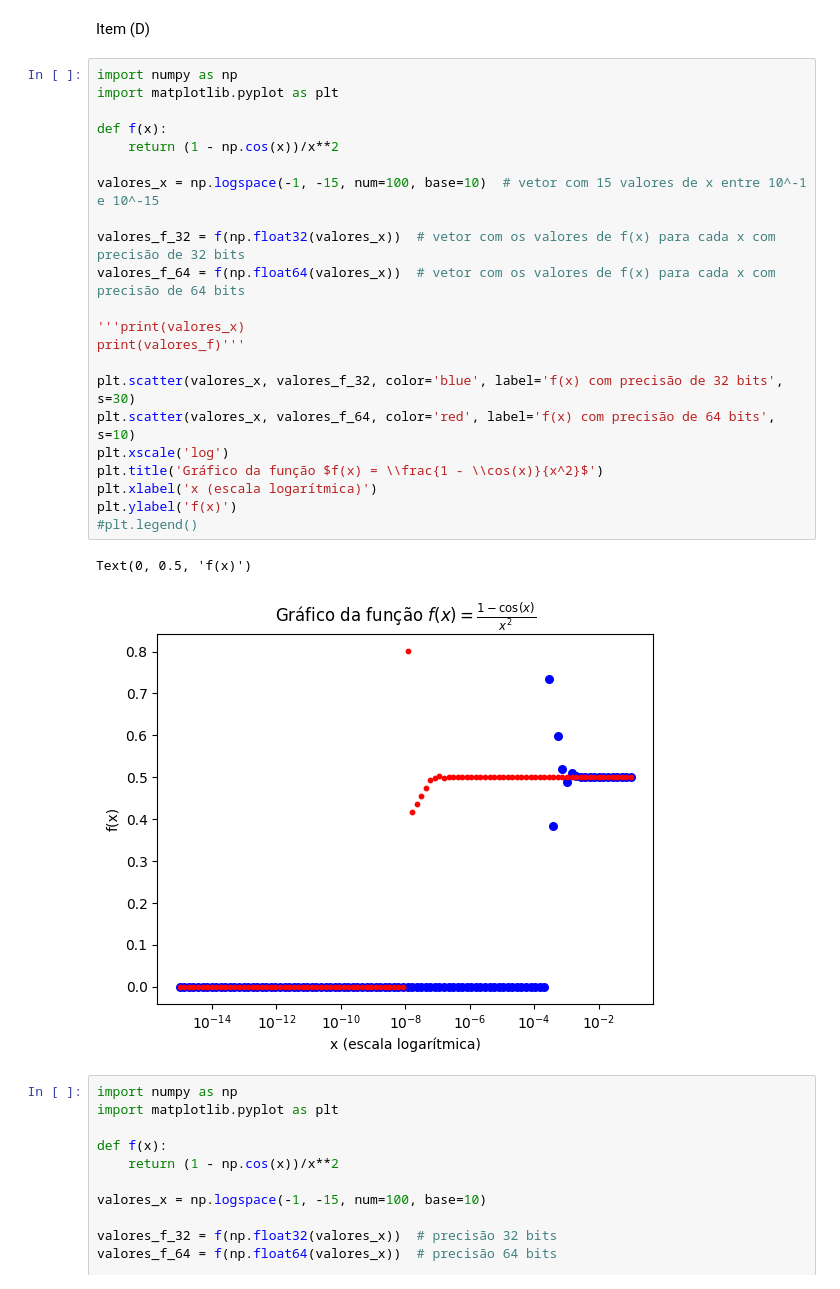
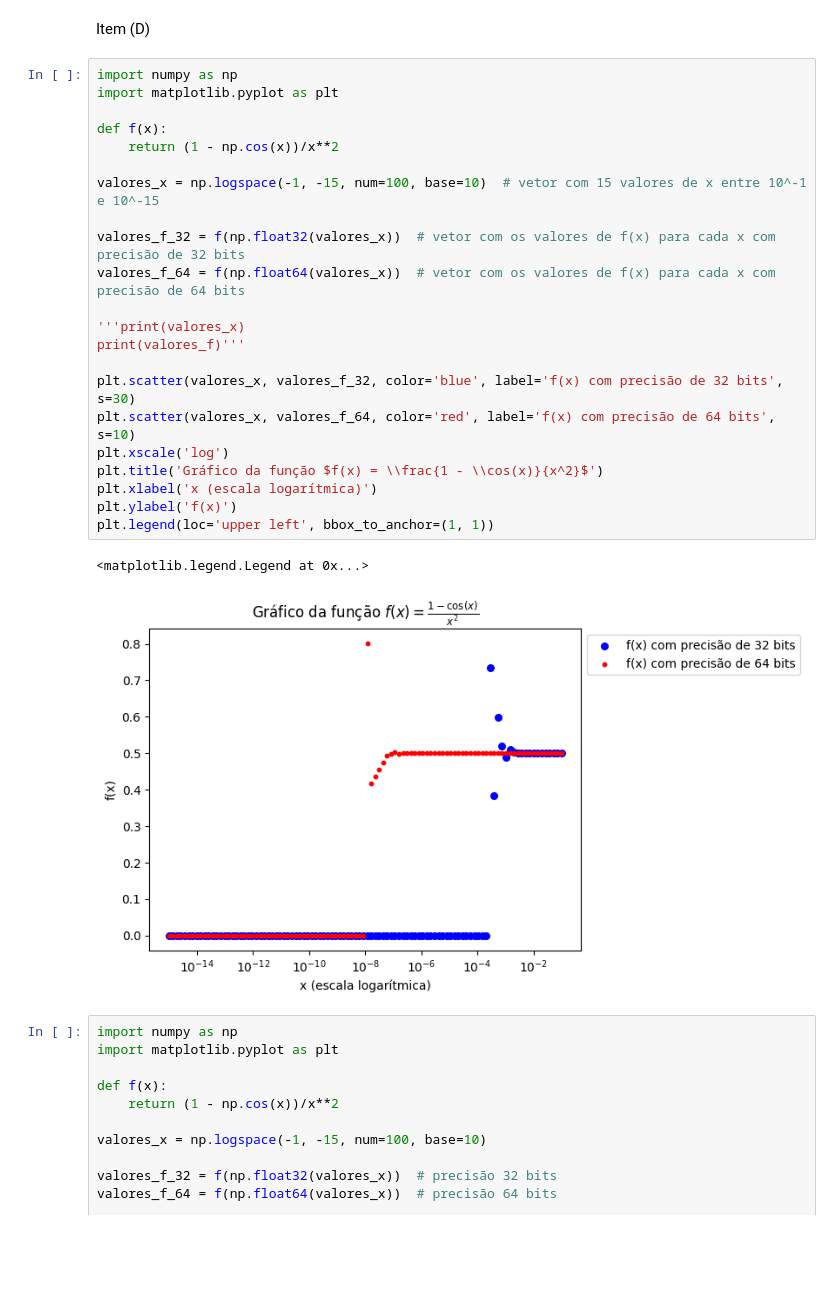
Before and after one commit to hrpedro/AV06, a Jupyter notebook: AV06.ipynb, the cells around one changed output. Cells and saved outputs as stored; diff of their text form; blank space fills up the shorter version.

```diff
--- a/AV06.ipynb
+++ b/AV06.ipynb
@@ -81,28 +85,28 @@ Item (D)
 # %%
 import numpy as np
 import matplotlib.pyplot as plt
 
 def f(x):
     return (1 - np.cos(x))/x**2
 
 valores_x = np.logspace(-1, -15, num=100, base=10)  # vetor com 15 valores de x entre 10^-1 e 10^-15
 
 valores_f_32 = f(np.float32(valores_x))  # vetor com os valores de f(x) para cada x com precisão de 32 bits
 valores_f_64 = f(np.float64(valores_x))  # vetor com os valores de f(x) para cada x com precisão de 64 bits
 
 '''print(valores_x)
 print(valores_f)'''
 
 plt.scatter(valores_x, valores_f_32, color='blue', label='f(x) com precisão de 32 bits', s=30)
 plt.scatter(valores_x, valores_f_64, color='red', label='f(x) com precisão de 64 bits', s=10)
 plt.xscale('log')
 plt.title('Gráfico da função $f(x) = \\frac{1 - \\cos(x)}{x^2}$')
 plt.xlabel('x (escala logarítmica)')
 plt.ylabel('f(x)')
-#plt.legend()
+plt.legend(loc='upper left', bbox_to_anchor=(1, 1))
 # %% [output]
-Text(0, 0.5, 'f(x)')
+<matplotlib.legend.Legend at 0x...>
-[figure, old version]
+[figure, new version]
 # %%
 import numpy as np
 import matplotlib.pyplot as plt
```
Also changed, not shown: parts of 9 cells of this notebook, 14 other files.
